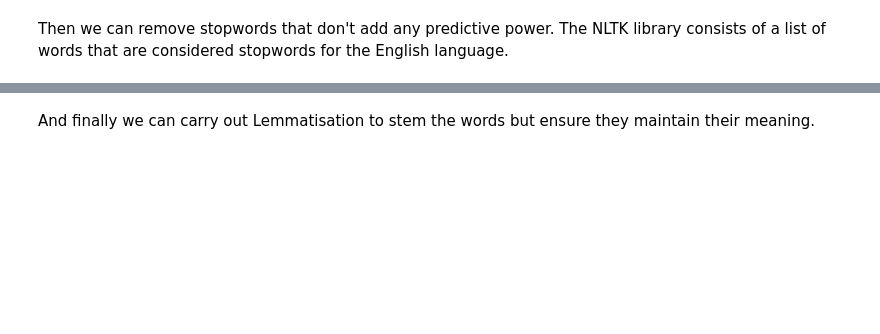
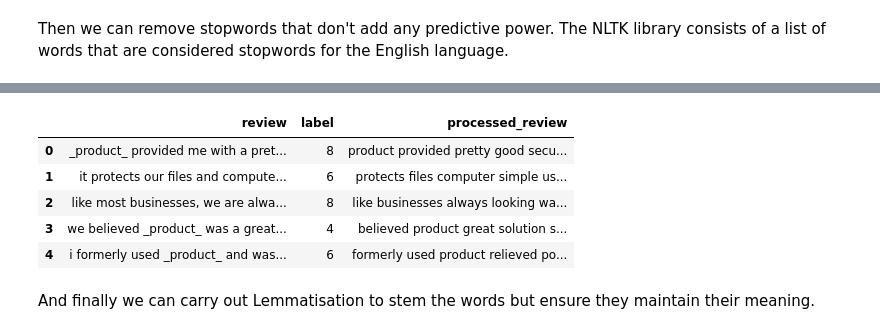
Before and after one commit to SeldonIO/deploy-workshops, a Jupyter notebook: nlp-ratings/nlp-ratings.ipynb, the cells around one changed output, grey strips where cells are left out. Drawn from its saved outputs; the diff is of its cells as text; code cells hidden in the pictures; blank space fills up the shorter version.

```diff
--- a/nlp-ratings/nlp-ratings.ipynb
+++ b/nlp-ratings/nlp-ratings.ipynb
@@ -143,8 +214,15 @@ def remove_stopwords(text):
     text = ' '.join([word for word in text.split() if word not in (stopwords)])
     return text
 # %%
-df['processed_review']= df['processed_review'].apply(lambda x:remove_stopwords(x))
-df.head()
+df_proc['processed_review']= df_proc['processed_review'].apply(lambda x:remove_stopwords(x))
+df_proc.head()
+# %% [output]
+|  | review | label | processed_review |
+| 0 | _product_ provided me with a pret... | 8 | product provided pretty good secu... |
+| 1 | it protects our files and compute... | 6 | protects files computer simple us... |
+| 2 | like most businesses, we are alwa... | 8 | like businesses always looking wa... |
+| 3 | we believed _product_ was a great... | 4 | believed product great solution s... |
+| 4 | i formerly used _product_ and was... | 6 | formerly used product relieved po... |
 # %% [markdown]
 And finally we can carry out Lemmatisation to stem the words but ensure they maintain their meaning.
 # %%
```
Also changed, not shown: parts of 29 cells of this notebook.
